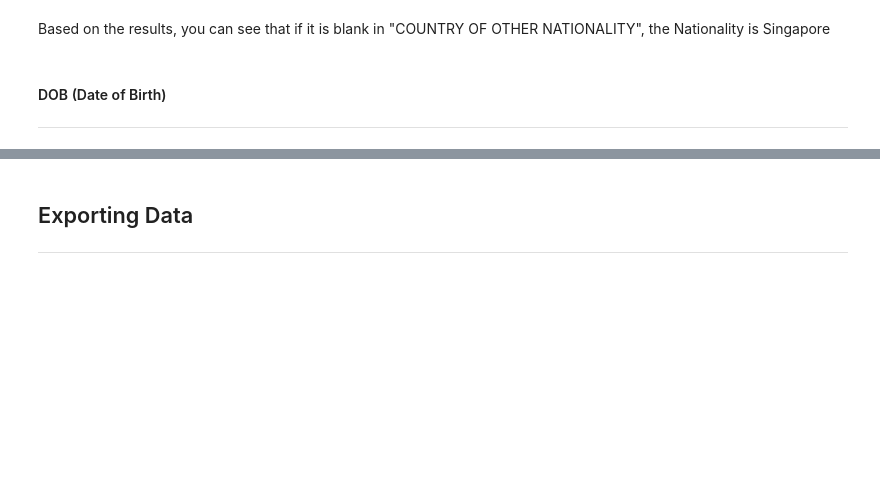
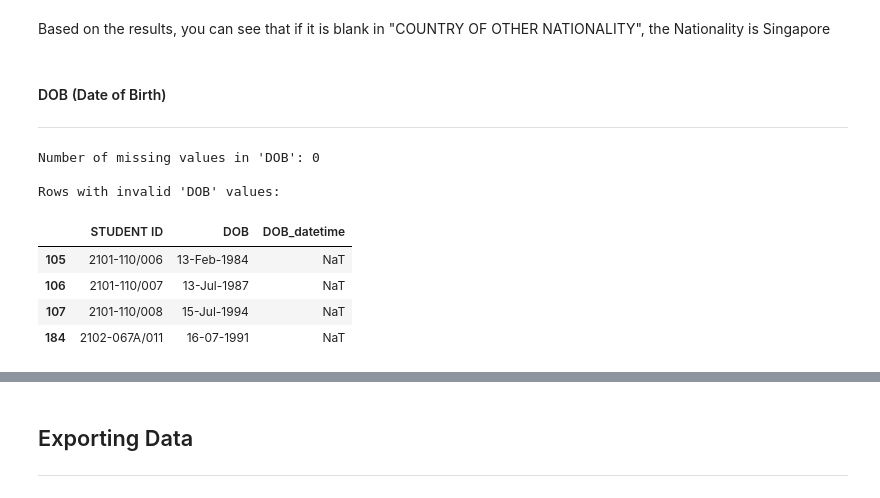
Before and after one commit to swamhtetg90/DAVI-CA2, a Jupyter notebook: data_cleaning.ipynb, the cells around one changed output, grey strips where cells are left out. Cells and saved outputs as stored; diff of their text form; code cells hidden in the pictures; blank space fills up the shorter version.

```diff
--- a/data_cleaning.ipynb
+++ b/data_cleaning.ipynb
@@ -347,3 +363,28 @@ Based on the results, you can see that if it is blank in "COUNTRY OF OTHER NATIO
 # %% [markdown]
 #### DOB (Date of Birth)
 ---
+# %%
+# Check for missing values in the 'DOB' column
+missing_dob = student_profiles['DOB'].isnull().sum()
+print(f"Number of missing values in 'DOB': {missing_dob}")
+
+# Attempt to convert 'DOB' to datetime, coercing errors
+student_profiles['DOB_datetime'] = pd.to_datetime(student_profiles['DOB'], errors='coerce', format='%d/%m/%Y')
+
+# Check for values that couldn't be parsed (will be NaT - Not a Time)
+invalid_dob = student_profiles[student_profiles['DOB_datetime'].isna() & student_profiles['DOB'].notna()]
+
+print("\nRows with invalid 'DOB' values:")
+display(invalid_dob[['STUDENT ID', 'DOB', 'DOB_datetime']])
+
+# Drop the temporary datetime column
+student_profiles = student_profiles.drop(columns=['DOB_datetime'])
+# %% [output]
+Number of missing values in 'DOB': 0
+
+Rows with invalid 'DOB' values:
+|  | STUDENT ID | DOB | DOB_datetime |
+| 105 | 2101-110/006 | 13-Feb-1984 | NaT |
+| 106 | 2101-110/007 | 13-Jul-1987 | NaT |
+| 107 | 2101-110/008 | 15-Jul-1994 | NaT |
+| 184 | 2102-067A/011 | 16-07-1991 | NaT |
```
Also changed, not shown: parts of 15 cells of this notebook.
